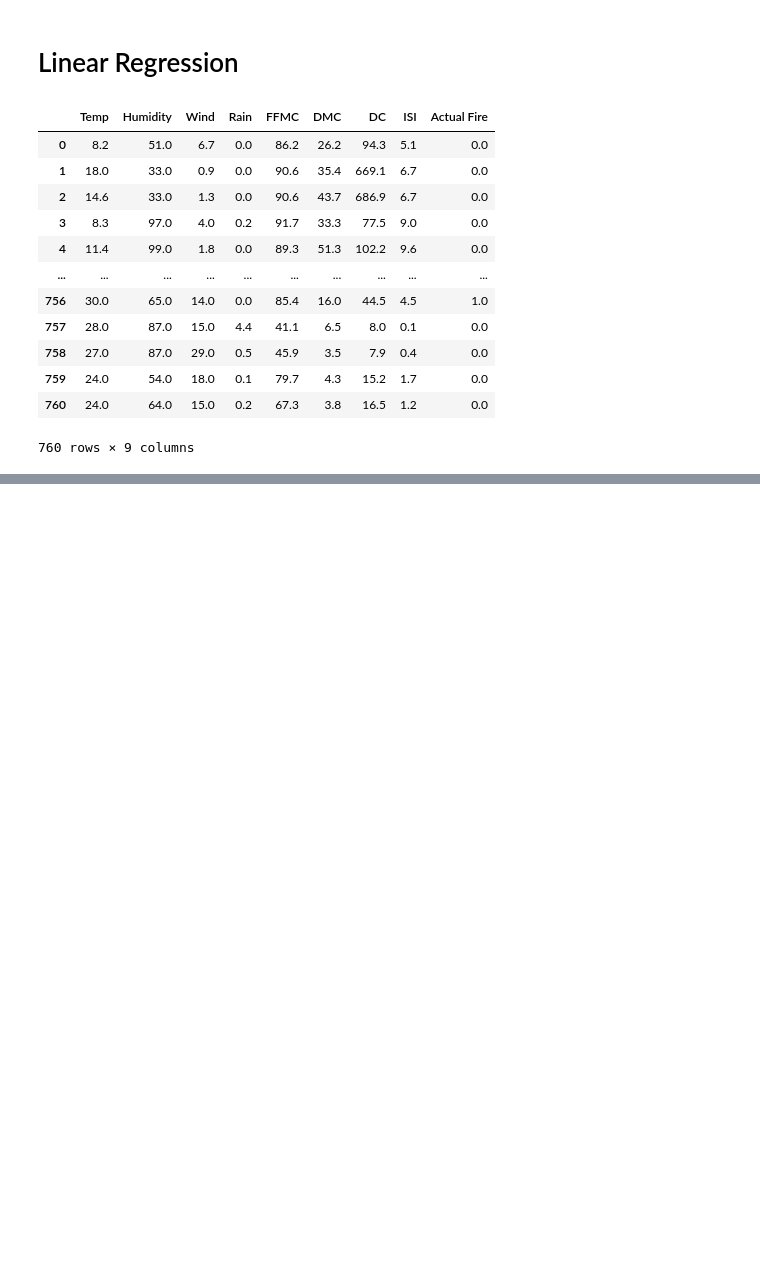
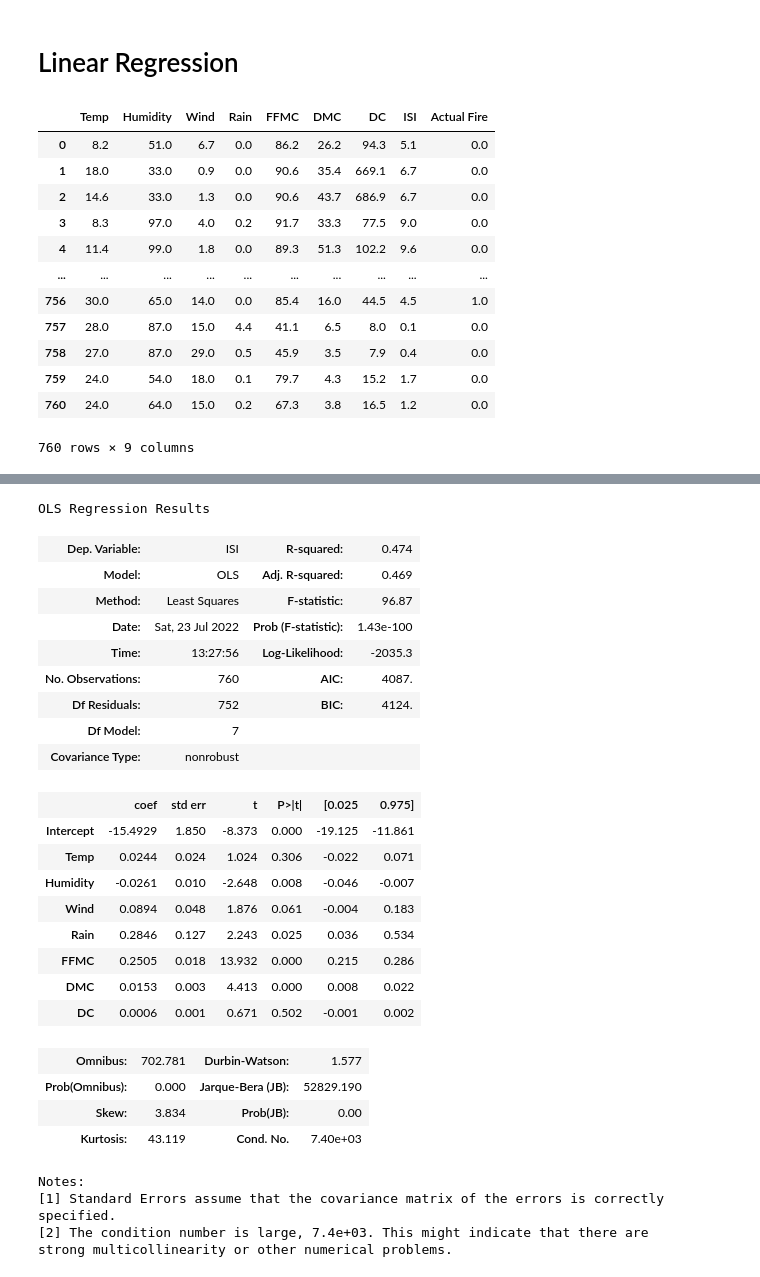
Before and after one commit to John-Halter/Forest-Fire-Deep-Learning, a Jupyter notebook: Linear Regression.ipynb, the cells around one changed output, grey strips where cells are left out. Saved outputs shown, nothing was run; the diff lists cells and outputs as text; code cells hidden in the pictures; blank space fills up the shorter version.

Commit message:
work on linear and logistic regression

```diff
--- a/Linear Regression.ipynb
+++ b/Linear Regression.ipynb
@@ -26,0 +33,8 @@ final_df
+# %%
+### STATSMODELS ###
+
+# create a fitted model with all three features
+lm1 = smf.ols(formula='ISI ~ Temp + Humidity + Wind + Rain + FFMC + DMC + DC', data=final_df).fit()
+
+# print the coefficients
+lm1.params
@@ -26,0 +77,30 @@ final_df
+# %%
+lm1.summary()
+# %% [output]
+OLS Regression Results
+| Dep. Variable: | ISI | R-squared: | 0.474 |
+| Model: | OLS | Adj. R-squared: | 0.469 |
+| Method: | Least Squares | F-statistic: | 96.87 |
+| Date: | Sat, 23 Jul 2022 | Prob (F-statistic): | 1.43e-100 |
+| Time: | 13:27:56 | Log-Likelihood: | -2035.3 |
+| No. Observations: | 760 | AIC: | 4087. |
+| Df Residuals: | 752 | BIC: | 4124. |
+| Df Model: | 7 |  |  |
+| Covariance Type: | nonrobust |  |  |
+|  | coef | std err | t | P>|t| | [0.025 | 0.975] |
+| Intercept | -15.4929 | 1.850 | -8.373 | 0.000 | -19.125 | -11.861 |
+| Temp | 0.0244 | 0.024 | 1.024 | 0.306 | -0.022 | 0.071 |
+| Humidity | -0.0261 | 0.010 | -2.648 | 0.008 | -0.046 | -0.007 |
+| Wind | 0.0894 | 0.048 | 1.876 | 0.061 | -0.004 | 0.183 |
+| Rain | 0.2846 | 0.127 | 2.243 | 0.025 | 0.036 | 0.534 |
+| FFMC | 0.2505 | 0.018 | 13.932 | 0.000 | 0.215 | 0.286 |
+| DMC | 0.0153 | 0.003 | 4.413 | 0.000 | 0.008 | 0.022 |
+| DC | 0.0006 | 0.001 | 0.671 | 0.502 | -0.001 | 0.002 |
+| Omnibus: | 702.781 | Durbin-Watson: | 1.577 |
+| Prob(Omnibus): | 0.000 | Jarque-Bera (JB): | 52829.190 |
+| Skew: | 3.834 | Prob(JB): | 0.00 |
+| Kurtosis: | 43.119 | Cond. No. | 7.40e+03 |
+Notes:
+[1] Standard Errors assume that the covariance matrix of the errors is correctly specified.
+[2] The condition number is large, 7.4e+03. This might indicate that there are
+strong multicollinearity or other numerical problems.
```
Also changed, not shown: parts of 7 cells of this notebook.
